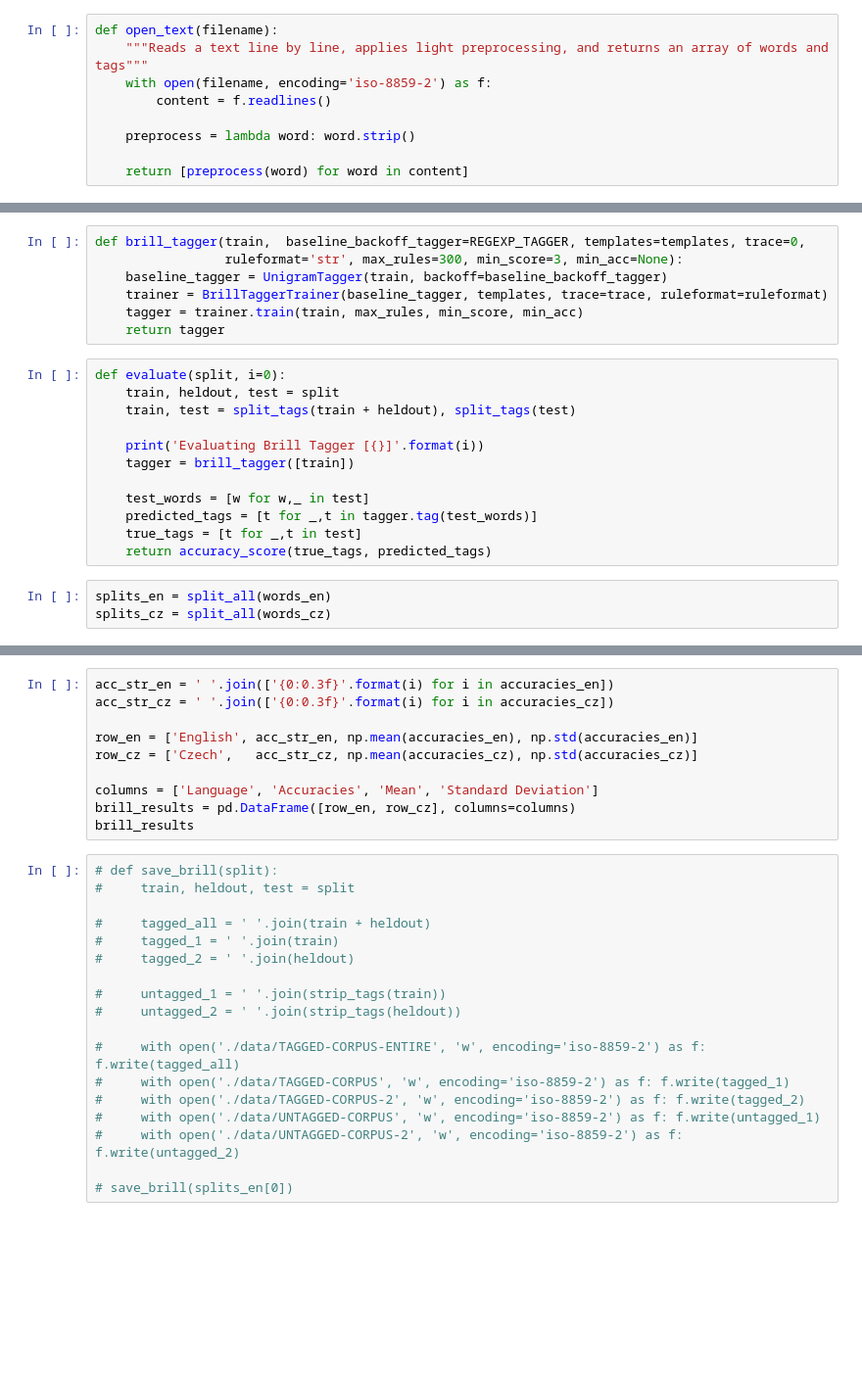
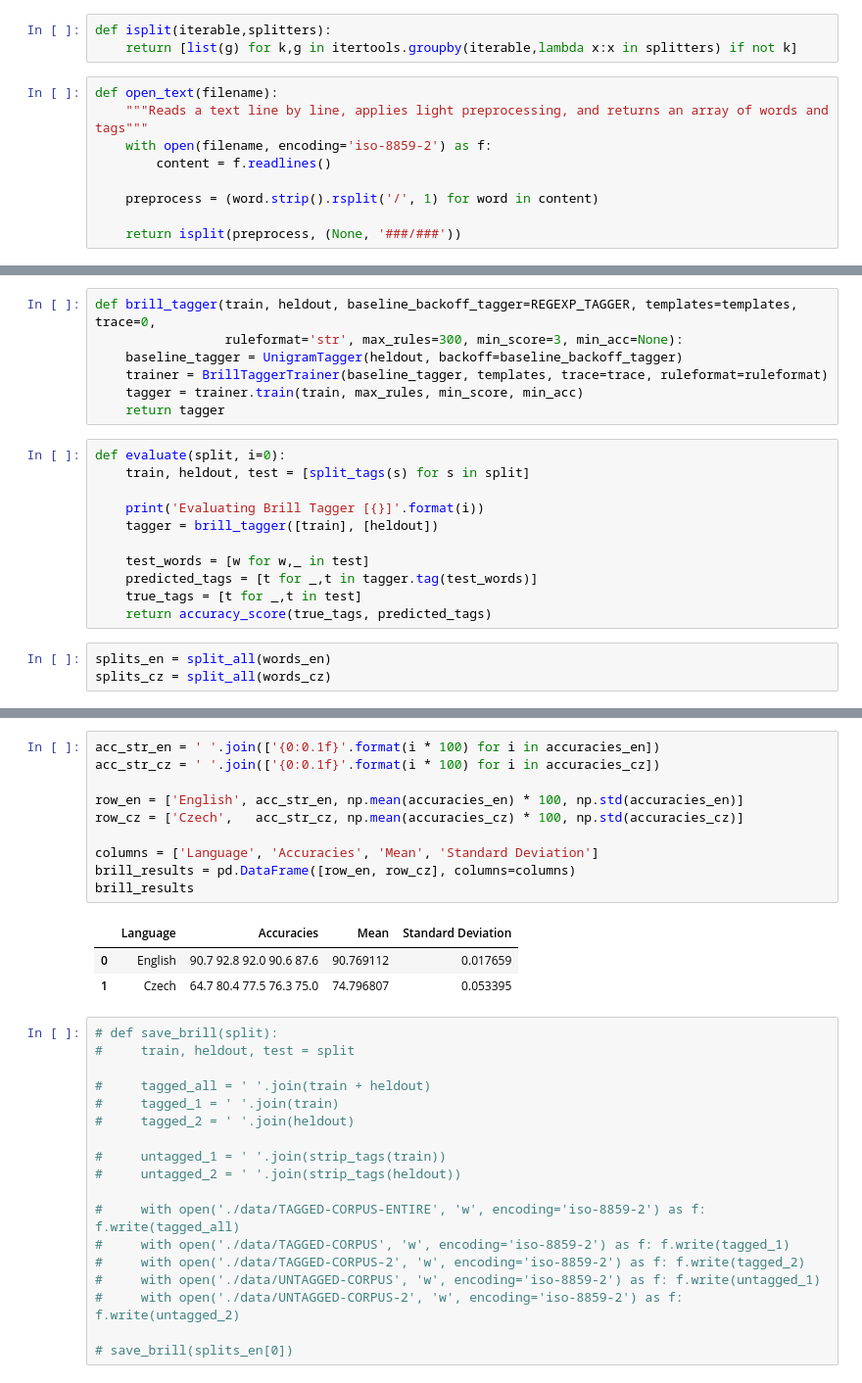
Before and after one commit to Hyperparticle/lct-master, a Jupyter notebook: charles-university/statistical-nlp/assignment-3/nlp-assignment-3.ipynb, the cells around one changed output, grey strips where cells are left out. Shown at 98% size. Saved outputs shown, nothing was run; the diff lists cells and outputs as text; blank space fills up the shorter version.

```diff
--- a/charles-university/statistical-nlp/assignment-3/nlp-assignment-3.ipynb
+++ b/charles-university/statistical-nlp/assignment-3/nlp-assignment-3.ipynb
@@ -46,12 +48,15 @@ from sklearn.metrics import accuracy_score
+# %%
+def isplit(iterable,splitters):
+    return [list(g) for k,g in itertools.groupby(iterable,lambda x:x in splitters) if not k]
 # %%
 def open_text(filename):
     """Reads a text line by line, applies light preprocessing, and returns an array of words and tags"""
     with open(filename, encoding='iso-8859-2') as f:
         content = f.readlines()
 
-    preprocess = lambda word: word.strip()
+    preprocess = (word.strip().rsplit('/', 1) for word in content)
 
-    return [preprocess(word) for word in content]
+    return isplit(preprocess, (None, '###/###'))
 # %%
 def split_tags(words):
     return [tuple(word.rsplit('/', 1)) for word in words]
@@ -96,19 +102,18 @@ REGEXP_TAGGER = RegexpTagger(
 ])
 templates = brill24()
 # %%
-def brill_tagger(train,  baseline_backoff_tagger=REGEXP_TAGGER, templates=templates, trace=0,
+def brill_tagger(train, heldout, baseline_backoff_tagger=REGEXP_TAGGER, templates=templates, trace=0,
                  ruleformat='str', max_rules=300, min_score=3, min_acc=None):
-    baseline_tagger = UnigramTagger(train, backoff=baseline_backoff_tagger)
+    baseline_tagger = UnigramTagger(heldout, backoff=baseline_backoff_tagger)
     trainer = BrillTaggerTrainer(baseline_tagger, templates, trace=trace, ruleformat=ruleformat)
     tagger = trainer.train(train, max_rules, min_score, min_acc)
     return tagger
 # %%
 def evaluate(split, i=0):
-    train, heldout, test = split
-    train, test = split_tags(train + heldout), split_tags(test)
+    train, heldout, test = [split_tags(s) for s in split]
 
     print('Evaluating Brill Tagger [{}]'.format(i))
-    tagger = brill_tagger([train])
+    tagger = brill_tagger([train], [heldout])
 
     test_words = [w for w,_ in test]
     predicted_tags = [t for _,t in tagger.tag(test_words)]
@@ -129,13 +143,17 @@ Evaluating Brill Tagger [1]
 # %%
-acc_str_en = ' '.join(['{0:0.3f}'.format(i) for i in accuracies_en])
-acc_str_cz = ' '.join(['{0:0.3f}'.format(i) for i in accuracies_cz])
+acc_str_en = ' '.join(['{0:0.1f}'.format(i * 100) for i in accuracies_en])
+acc_str_cz = ' '.join(['{0:0.1f}'.format(i * 100) for i in accuracies_cz])
 
-row_en = ['English', acc_str_en, np.mean(accuracies_en), np.std(accuracies_en)]
-row_cz = ['Czech',   acc_str_cz, np.mean(accuracies_cz), np.std(accuracies_cz)]
+row_en = ['English', acc_str_en, np.mean(accuracies_en) * 100, np.std(accuracies_en)]
+row_cz = ['Czech',   acc_str_cz, np.mean(accuracies_cz) * 100, np.std(accuracies_cz)]
 
 columns = ['Language', 'Accuracies', 'Mean', 'Standard Deviation']
 brill_results = pd.DataFrame([row_en, row_cz], columns=columns)
 brill_results
+# %% [output]
+|  | Language | Accuracies | Mean | Standard Deviation |
+| 0 | English | 90.7 92.8 92.0 90.6 87.6 | 90.769112 | 0.017659 |
+| 1 | Czech | 64.7 80.4 77.5 76.3 75.0 | 74.796807 | 0.053395 |
 # %%
 # def save_brill(split):
 #     train, heldout, test = split
```
Also changed, not shown: parts of 12 cells of this notebook.
